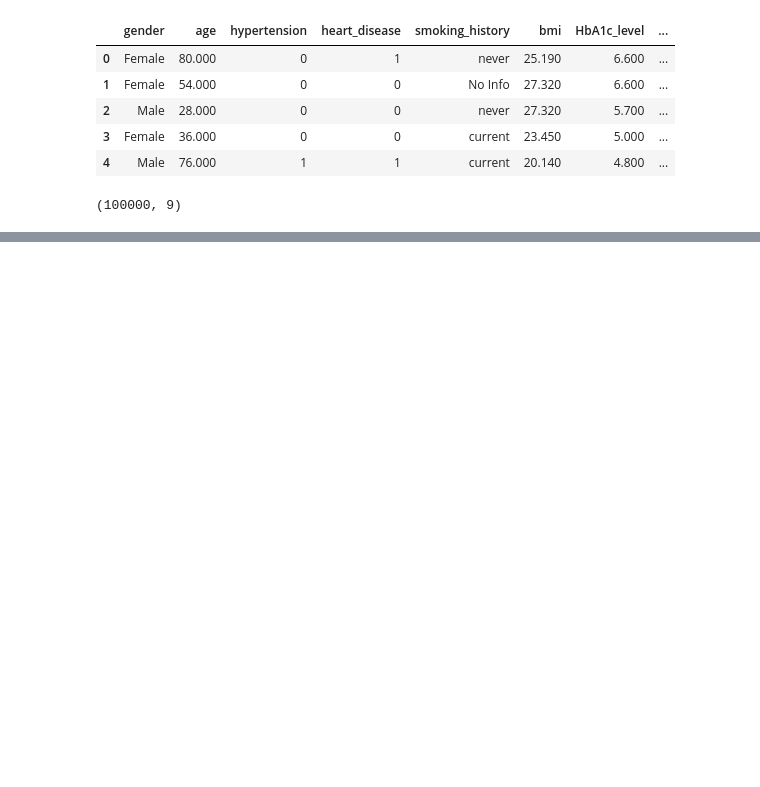
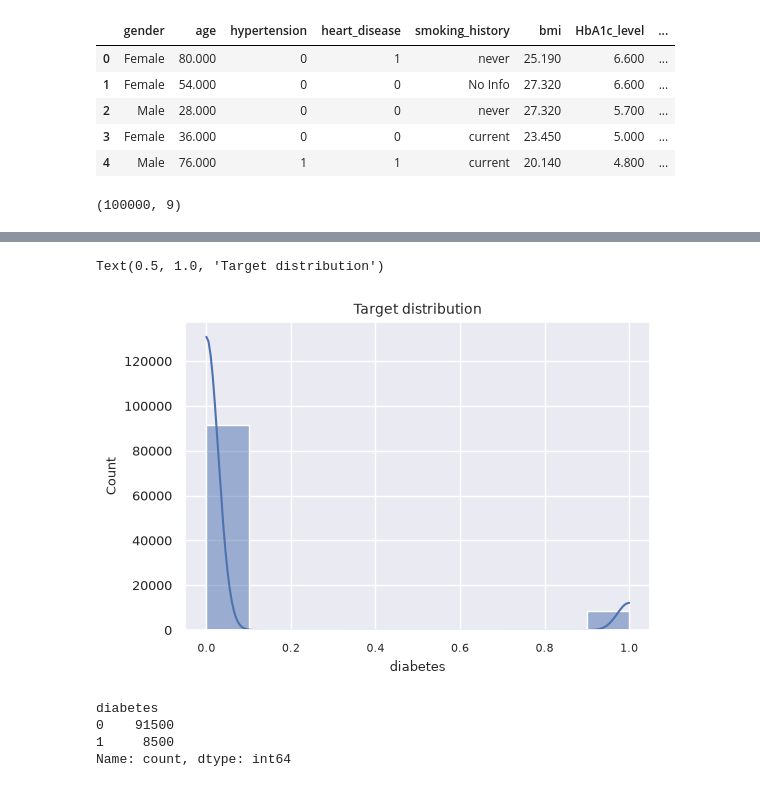
Before and after one commit to kaflebiplob/Diabetes_Predictor, a Jupyter notebook: notebooks/train_my_data.ipynb, the cells around one changed output, grey strips where cells are left out. Drawn from its saved outputs; the diff is of its cells as text; code cells hidden in the pictures; blank space fills up the shorter version.

```diff
--- a/notebooks/train_my_data.ipynb
+++ b/notebooks/train_my_data.ipynb
@@ -35,0 +128,14 @@ df.shape
+# %%
+plt.figure(figsize=(6,4))
+sns.histplot(df[TARGET_COL],bins=10,kde=True)
+plt.title("Target distribution")
+# %% [output]
+Text(0.5, 1.0, 'Target distribution')
+[figure, added]
+# %%
+df[TARGET_COL].value_counts()
+# %% [output]
+diabetes
+0    91500
+1     8500
+Name: count, dtype: int64
```
Also changed, not shown: parts of 8 cells of this notebook.
